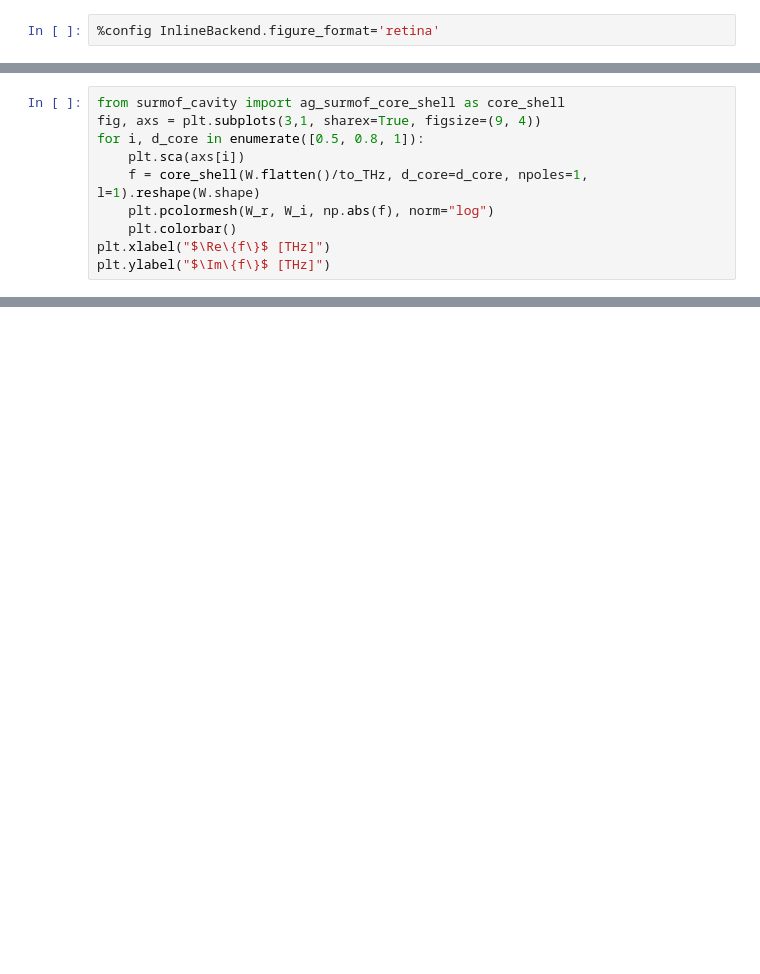
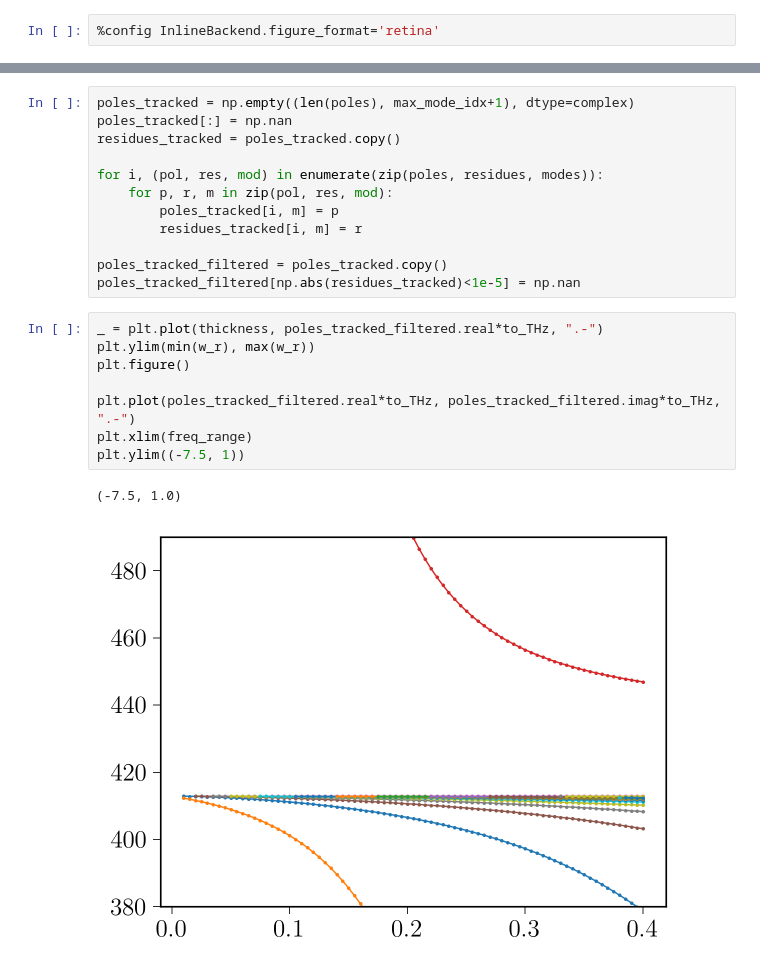
Before and after one commit to jan-david-fischbach/agsurmof, a Jupyter notebook: notebooks/plot_subdivide_results.ipynb, the cells around one changed output, grey strips where cells are left out. Drawn from its saved outputs; the diff is of its cells as text; blank space fills up the shorter version.

```diff
--- a/notebooks/plot_subdivide_results.ipynb
+++ b/notebooks/plot_subdivide_results.ipynb
@@ -77,10 +107,0 @@ plt.savefig("deep_complex.pdf")
-# %%
-from surmof_cavity import ag_surmof_core_shell as core_shell
-fig, axs = plt.subplots(3,1, sharex=True, figsize=(9, 4))
-for i, d_core in enumerate([0.5, 0.8, 1]):
-    plt.sca(axs[i])
-    f = core_shell(W.flatten()/to_THz, d_core=d_core, npoles=1, l=1).reshape(W.shape)
-    plt.pcolormesh(W_r, W_i, np.abs(f), norm="log")
-    plt.colorbar()
-plt.xlabel("$\Re\{f\}$ [THz]")
-plt.ylabel("$\Im\{f\}$ [THz]")
@@ -149,0 +170,23 @@ plt.savefig("poles_vs_thickness.pdf")
+# %%
+poles_tracked = np.empty((len(poles), max_mode_idx+1), dtype=complex)
+poles_tracked[:] = np.nan
+residues_tracked = poles_tracked.copy()
+
+for i, (pol, res, mod) in enumerate(zip(poles, residues, modes)):
+    for p, r, m in zip(pol, res, mod):
+        poles_tracked[i, m] = p
+        residues_tracked[i, m] = r
+
+poles_tracked_filtered = poles_tracked.copy()
+poles_tracked_filtered[np.abs(residues_tracked)<1e-5] = np.nan
+# %%
+_ = plt.plot(thickness, poles_tracked_filtered.real*to_THz, ".-")
+plt.ylim(min(w_r), max(w_r))
+plt.figure()
+
+plt.plot(poles_tracked_filtered.real*to_THz, poles_tracked_filtered.imag*to_THz, ".-")
+plt.xlim(freq_range)
+plt.ylim((-7.5, 1))
+# %% [output]
+(-7.5, 1.0)
+[figure, added]
```
Also changed, not shown: parts of 15 cells of this notebook, 33 other files.
